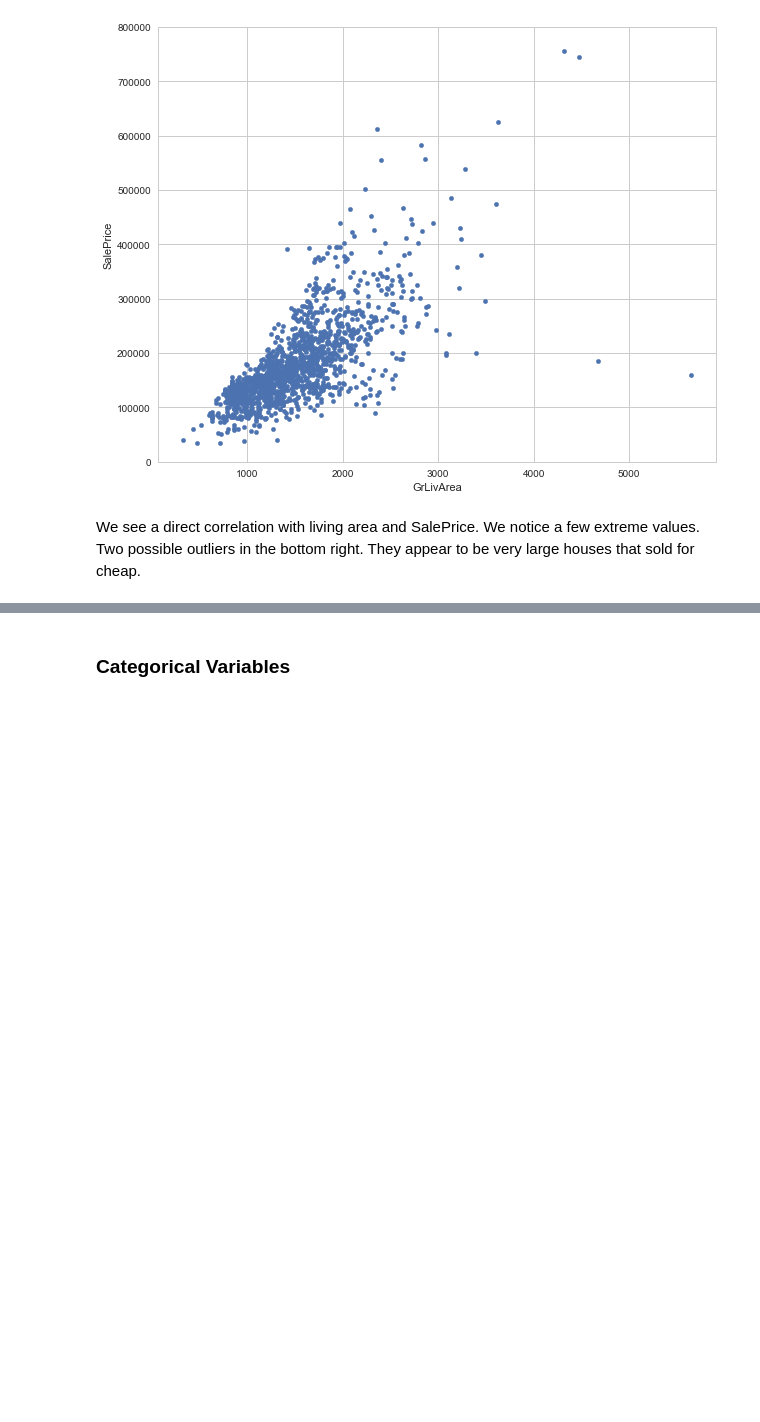
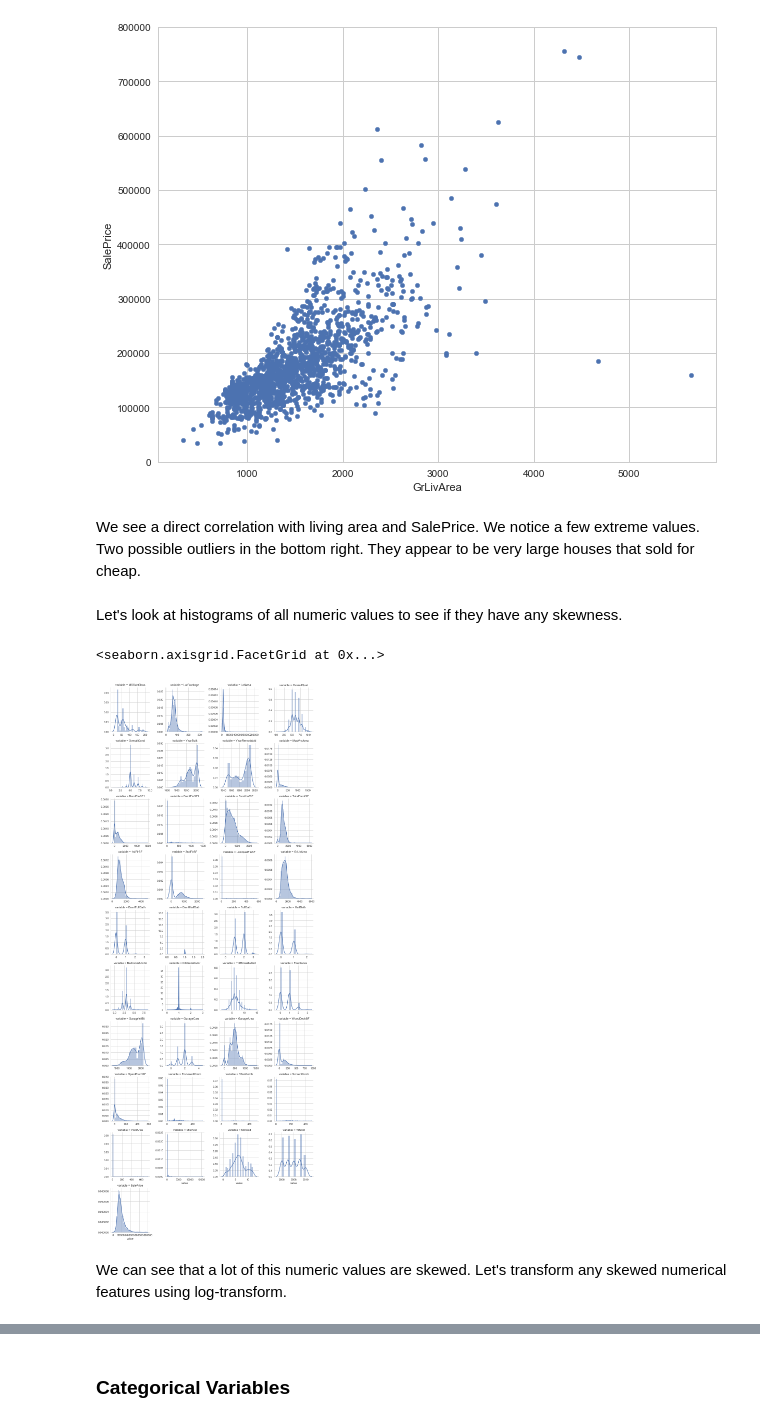
Before and after one commit to LukeMattingly/Kaggle, a Jupyter notebook: House_Prices - Data Exploration & Preprocessing.ipynb, the cells around one changed output, grey strips where cells are left out. Cells and saved outputs as stored; diff of their text form; code cells hidden in the pictures; blank space fills up the shorter version.

Commit message:
Continued Variable Exploration

```diff
--- a/House_Prices - Data Exploration & Preprocessing.ipynb
+++ b/House_Prices - Data Exploration & Preprocessing.ipynb
@@ -158,4 +174,5 @@ There are 37 numeric and 43 categorical columns in train data
 # %% [markdown]
 Since Id is a number, but not a numeric value we should drop it.
 # %%
-data_train.drop("Id", axis = 1, inplace = True)
+#This only needs to be executed once
+#data_train.drop("Id", axis = 1, inplace = True)
@@ -199,3 +218,18 @@ data.plot.scatter(x=var, y='SalePrice', ylim=(0,800000));
 [figure]
 # %% [markdown]
 We see a direct correlation with living area and SalePrice. We notice a few extreme values. Two possible outliers in the bottom right. They appear to be very large houses that sold for cheap.
+# %% [markdown]
+Let's look at histograms of all numeric values to see if they have any skewness.
+# %%
+#create numeric plots
+num = [f for f in data_train.columns if data_train.dtypes[f] != 'object']
+#num.remove('Id')
+nd = pd.melt(data_train, value_vars = num)
+n1 = sns.FacetGrid (nd, col='variable', col_wrap=4, sharex=False, sharey = False)
+n1 = n1.map(sns.distplot, 'value')
+n1
+# %% [output]
+<seaborn.axisgrid.FacetGrid at 0x...>
+[figure, added]
+# %% [markdown]
+We can see that a lot of this numeric values are skewed. Let's transform any skewed numerical features using log-transform.
```
Also changed, not shown: parts of 21 cells of this notebook, 1 other file.
